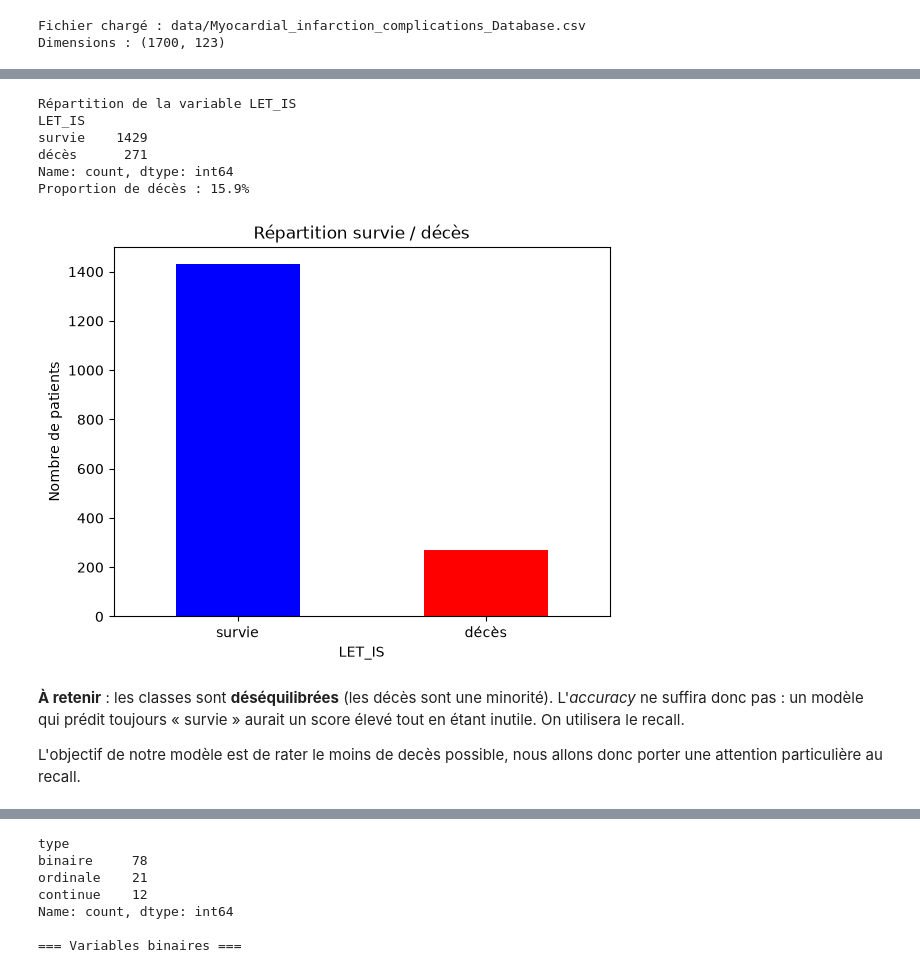
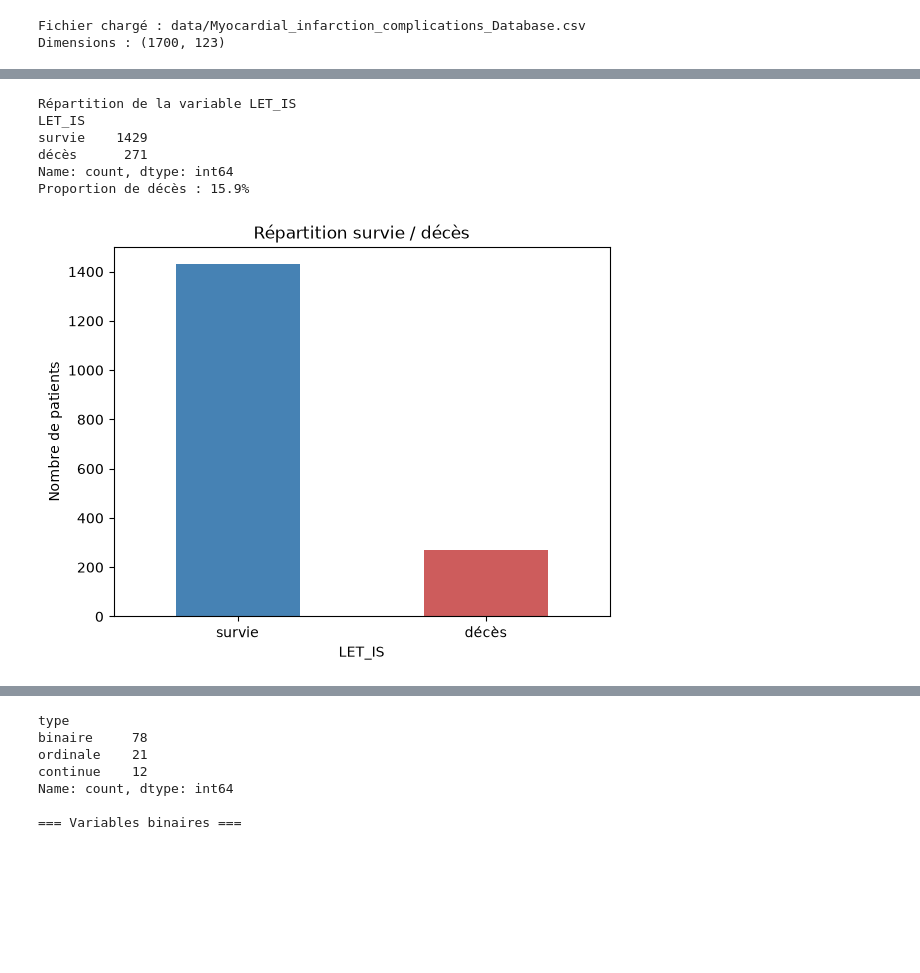
Before and after one commit to maximgasnier/be_ClinTrajan, a Jupyter notebook: 1_Exploration_preprocessing_non_supervise.ipynb, the cells around one changed output, grey strips where cells are left out. Cells and saved outputs as stored; diff of their text form; code cells hidden in the pictures; blank space fills up the shorter version.

```diff
--- a/1_Exploration_preprocessing_non_supervise.ipynb
+++ b/1_Exploration_preprocessing_non_supervise.ipynb
@@ -78,30 +82,26 @@ On la **binarise** : 0 = survie, 1 = décès (quelle qu'en soit la cause). On ob
 # %%
 y = df["LET_IS"]
 
 # On binarise la variable letale : 0 = survie, 1 = décès
 
 for i in range(len(y)):
     if y.iloc[i] > 0:
         y.iloc[i] = 1
 
 print("Répartition de la variable LET_IS")
 print(y.value_counts().rename({0: "survie", 1: "décès"}))
 print("Proportion de décès :", f"{y.mean():.1%}")
 
-y.value_counts().rename({0: "survie", 1: "décès"}).plot(kind="bar", color=["blue", "red"])
+y.value_counts().rename({0: "survie", 1: "décès"}).plot(kind="bar", color=["steelblue", "indianred"])
 plt.title("Répartition survie / décès")
 plt.ylabel("Nombre de patients")
 plt.xticks(rotation=0)
 plt.show()
 # %% [output]
 Répartition de la variable LET_IS
 LET_IS
 survie    1429
 décès      271
 Name: count, dtype: int64
 Proportion de décès : 15.9%
-[figure, old version]
+[figure, new version]
-# %% [markdown]
-**À retenir** : les classes sont **déséquilibrées** (les décès sont une minorité). L'*accuracy* ne suffira donc pas : un modèle qui prédit toujours « survie » aurait un score élevé tout en étant inutile. On utilisera le recall.
-
-L'objectif de notre modèle est de rater le moins de decès possible, nous allons donc porter une attention particulière au recall.
```
Also changed, not shown: parts of 32 cells of this notebook.
